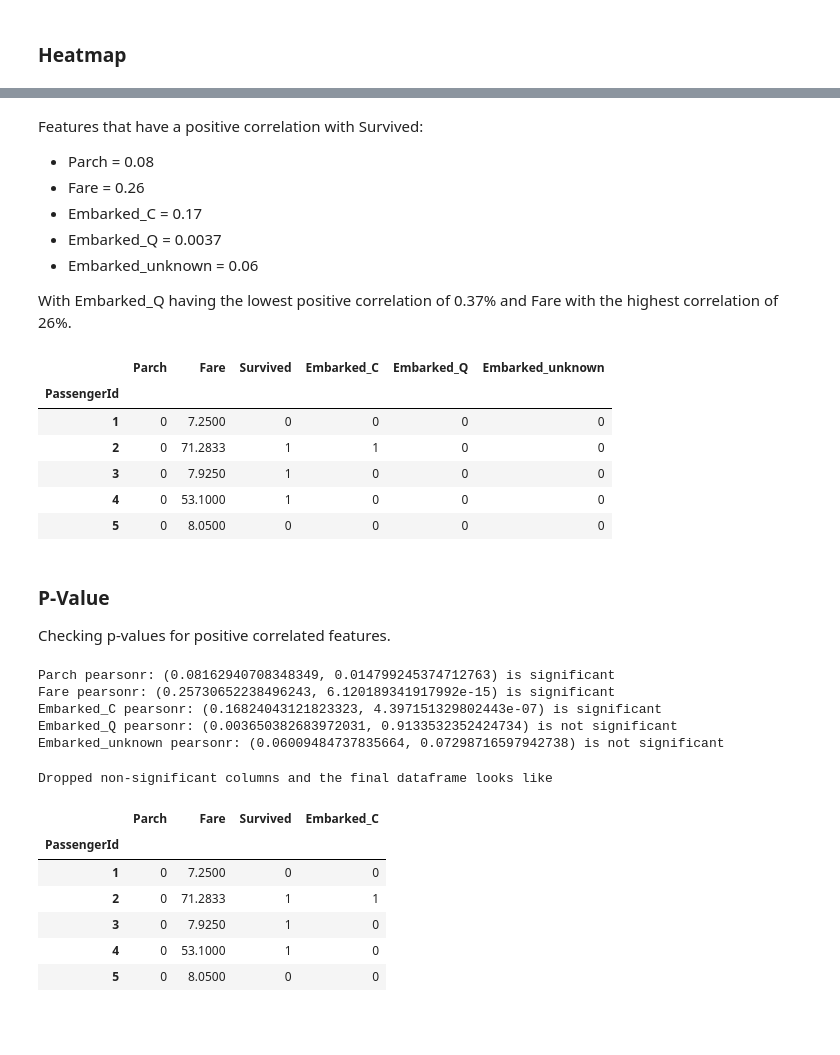
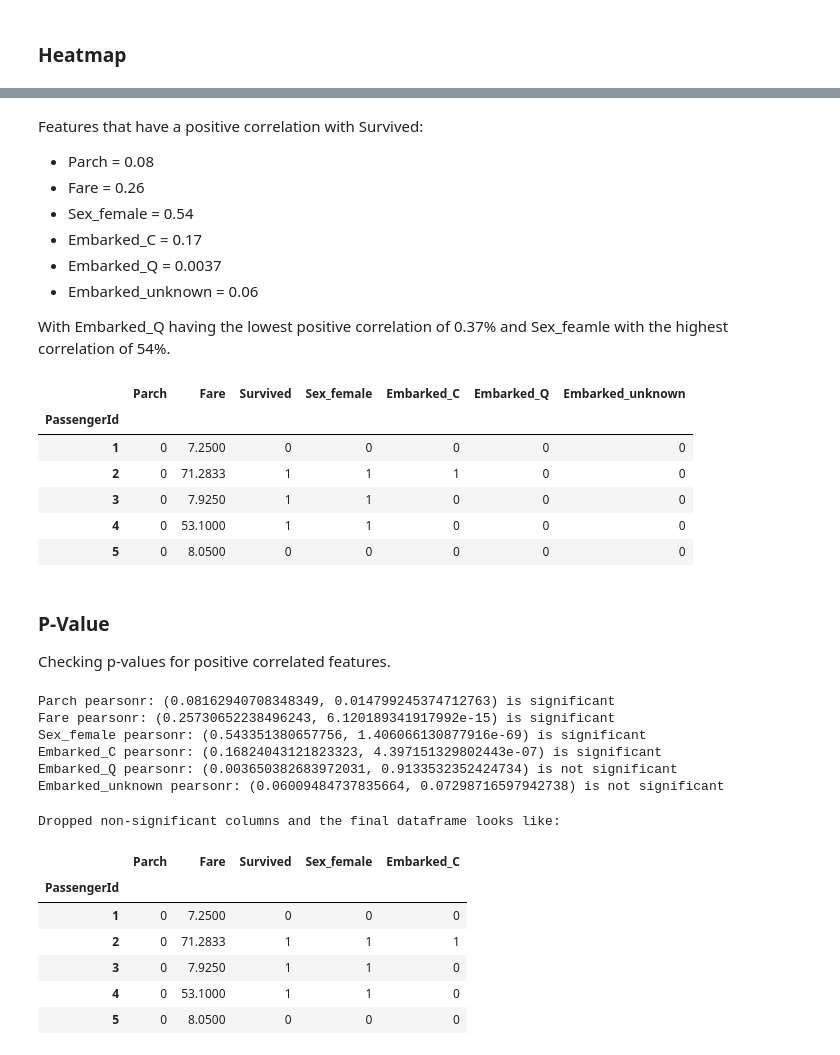
Before and after one commit to Andy-Nkumane/Titanic-Logistic_Regression, a Jupyter notebook: Titanic-Logistic_Regression.ipynb, the cells around one changed output, grey strips where cells are left out. Saved outputs shown, nothing was run; the diff lists cells and outputs as text; code cells hidden in the pictures; blank space fills up the shorter version.

```diff
--- a/Titanic-Logistic_Regression.ipynb
+++ b/Titanic-Logistic_Regression.ipynb
@@ -218,7 +218,9 @@ Parch and fare both have a positive correlation with survived:
 ## Dummy Variables
 Creating dummy variables for all catergorical except for those that are already binary.
 # %%
-titanic_dummy = pd.get_dummies(titanic['Embarked'], prefix='Embarked')
-titanic_final = titanic[['Parch', 'Fare', 'Survived']].merge(titanic_dummy, on='PassengerId')
-print('Created dummy variables for the Embarked column, stored the results to titanic_final along with the columns Survived, Fare and Parch')
+titanic_final = titanic[['Parch', 'Fare', 'Survived']]
+for col in ['Sex', 'Embarked']:
+    titanic_dummy = pd.get_dummies(titanic[col], prefix=col)
+    titanic_final = titanic_final.merge(titanic_dummy, on='PassengerId')
+print('Created dummy variables for Sex and Embarked columns, stored the results to titanic_final along with the columns Survived, Fare and Parch')
 # %% [output]
@@ -244,22 +247,23 @@ sns.heatmap(titanic_final.corr(), annot=True)
 Features that have a positive correlation with Survived:
 * Parch = 0.08
 * Fare = 0.26
+* Sex_female = 0.54
 * Embarked_C = 0.17
 * Embarked_Q = 0.0037
 * Embarked_unknown = 0.06
 
-With Embarked_Q having the lowest positive correlation of 0.37% and Fare with the highest correlation of 26%.
+With Embarked_Q having the lowest positive correlation of 0.37% and Sex_feamle with the highest correlation of 54%.
 # %%
-titanic_final.drop('Embarked_S', axis=1, inplace=True)
+titanic_final.drop(['Sex_male', 'Embarked_S'], axis=1, inplace=True)
 titanic_final.head()
 # %% [output]
-|  | Parch | Fare | Survived | Embarked_C | Embarked_Q | Embarked_unknown |
-| PassengerId |  |  |  |  |  |  |
-| 1 | 0 | 7.2500 | 0 | 0 | 0 | 0 |
-| 2 | 0 | 71.2833 | 1 | 1 | 0 | 0 |
-| 3 | 0 | 7.9250 | 1 | 0 | 0 | 0 |
-| 4 | 0 | 53.1000 | 1 | 0 | 0 | 0 |
-| 5 | 0 | 8.0500 | 0 | 0 | 0 | 0 |
+|  | Parch | Fare | Survived | Sex_female | Embarked_C | Embarked_Q | Embarked_unknown |
+| PassengerId |  |  |  |  |  |  |  |
+| 1 | 0 | 7.2500 | 0 | 0 | 0 | 0 | 0 |
+| 2 | 0 | 71.2833 | 1 | 1 | 1 | 0 | 0 |
+| 3 | 0 | 7.9250 | 1 | 1 | 0 | 0 | 0 |
+| 4 | 0 | 53.1000 | 1 | 1 | 0 | 0 | 0 |
+| 5 | 0 | 8.0500 | 0 | 0 | 0 | 0 | 0 |
 # %% [markdown]
 ### P-Value
 Checking p-values for positive correlated features.
@@ -275,18 +279,19 @@ for col in titanic_final.columns:
 # %% [output]
 Parch pearsonr: (0.08162940708348349, 0.014799245374712763) is significant
 Fare pearsonr: (0.25730652238496243, 6.120189341917992e-15) is significant
+Sex_female pearsonr: (0.543351380657756, 1.406066130877916e-69) is significant
 Embarked_C pearsonr: (0.16824043121823323, 4.397151329802443e-07) is significant
 Embarked_Q pearsonr: (0.003650382683972031, 0.9133532352424734) is not significant
 Embarked_unknown pearsonr: (0.06009484737835664, 0.07298716597942738) is not significant
 # %%
-print('Dropped non-significant columns and the final dataframe looks like')
+print('Dropped non-significant columns and the final dataframe looks like:')
 titanic_final.head()
 # %% [output]
-Dropped non-significant columns and the final dataframe looks like
+Dropped non-significant columns and the final dataframe looks like:
-|  | Parch | Fare | Survived | Embarked_C |
-| PassengerId |  |  |  |  |
-| 1 | 0 | 7.2500 | 0 | 0 |
-| 2 | 0 | 71.2833 | 1 | 1 |
-| 3 | 0 | 7.9250 | 1 | 0 |
-| 4 | 0 | 53.1000 | 1 | 0 |
-| 5 | 0 | 8.0500 | 0 | 0 |
+|  | Parch | Fare | Survived | Sex_female | Embarked_C |
+| PassengerId |  |  |  |  |  |
+| 1 | 0 | 7.2500 | 0 | 0 | 0 |
+| 2 | 0 | 71.2833 | 1 | 1 | 1 |
+| 3 | 0 | 7.9250 | 1 | 1 | 0 |
+| 4 | 0 | 53.1000 | 1 | 1 | 0 |
+| 5 | 0 | 8.0500 | 0 | 0 | 0 |
```
Also changed, not shown: parts of 3 cells of this notebook.
